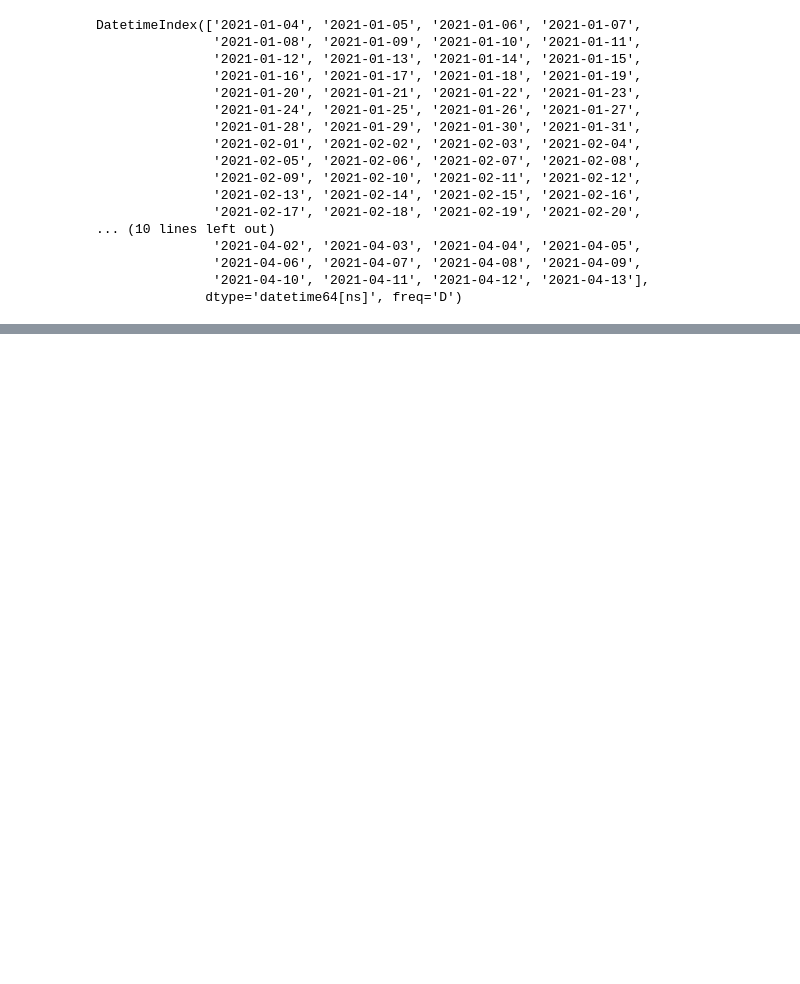
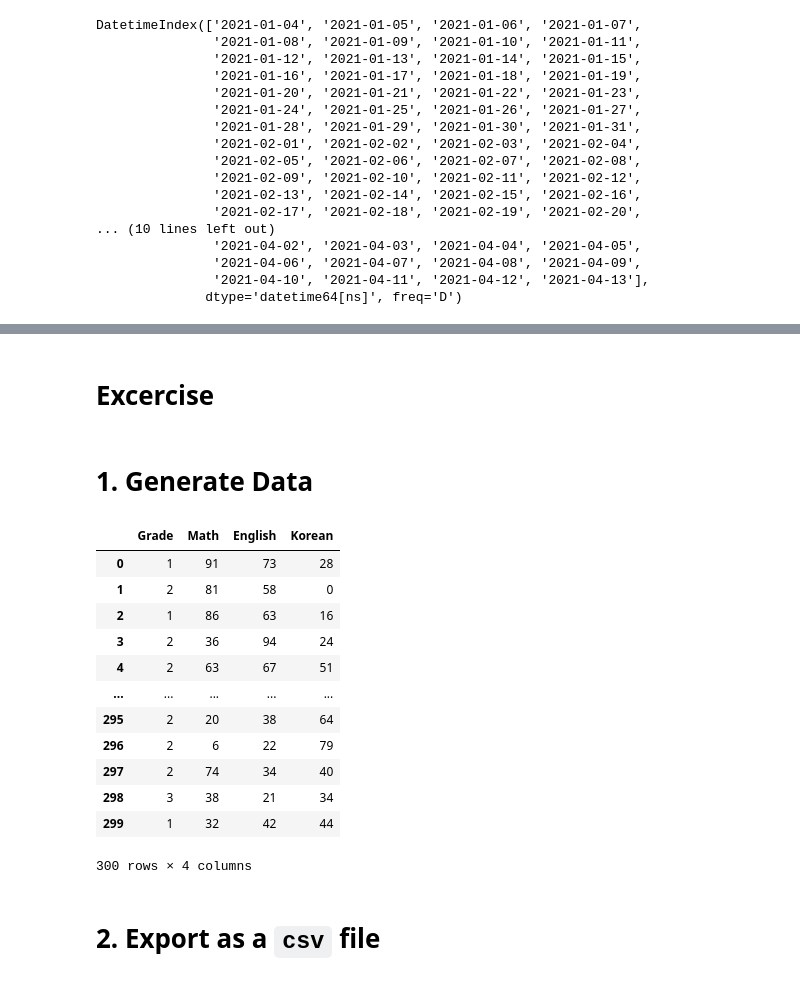
Before and after one commit to thegeekcat/learn-to-code, a Jupyter notebook: python/statistics/Statistics - 10. Correlation Analysis.ipynb, the cells around one changed output, grey strips where cells are left out. Saved outputs shown, nothing was run; the diff lists cells and outputs as text; code cells hidden in the pictures; blank space fills up the shorter version.

```diff
--- a/python/statistics/Statistics - 10. Correlation Analysis.ipynb
+++ b/python/statistics/Statistics - 10. Correlation Analysis.ipynb
@@ -491,0 +492,4 @@ plt.show()
+# %% [markdown]
+# Excercise
+# %% [markdown]
+# 1. Generate Data
@@ -491,0 +501,32 @@ plt.show()
+# %%
+# Generate data
+
+np.random.seed(0)
+
+grade_range = [np.random.randint(1, 4) for _ in range(300)]
+grade_df = pd.DataFrame(grade_range, columns=["Grade"])
+#grade_df
+
+score_range = np.random.randint(0, 100, size=(300, 3))
+score_df = pd.DataFrame(score_range, columns=["Math", "English", "Korean"])
+#score_df
+
+student_df = pd.concat([grade_df, score_df], axis=1)
+#student_df.set_index('Grade', inplace=True)
+student_df
+# %% [output]
+|  | Grade | Math | English | Korean |
+| 0 | 1 | 91 | 73 | 28 |
+| 1 | 2 | 81 | 58 | 0 |
+| 2 | 1 | 86 | 63 | 16 |
+| 3 | 2 | 36 | 94 | 24 |
+| 4 | 2 | 63 | 67 | 51 |
+| ... | ... | ... | ... | ... |
+| 295 | 2 | 20 | 38 | 64 |
+| 296 | 2 | 6 | 22 | 79 |
+| 297 | 2 | 74 | 34 | 40 |
+| 298 | 3 | 38 | 21 | 34 |
+| 299 | 1 | 32 | 42 | 44 |
+300 rows × 4 columns
+# %% [markdown]
+# 2. Export as a `csv` file
```
Also changed, not shown: parts of 21 cells of this notebook.
